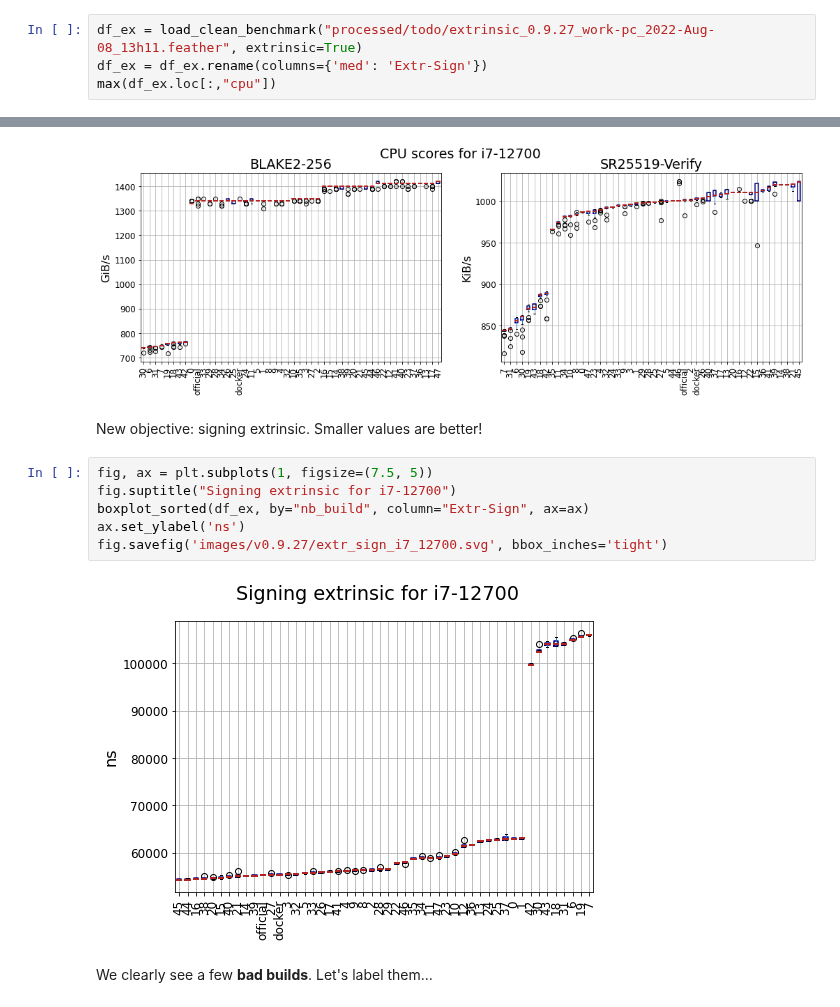
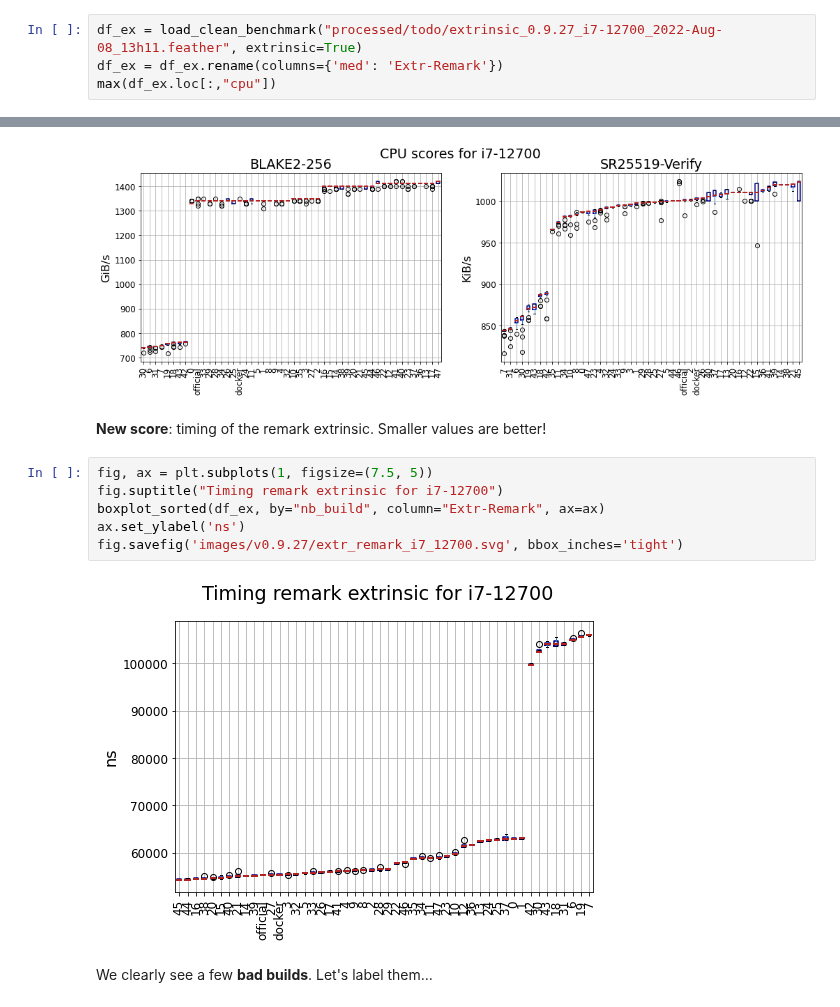
Before and after one commit to MathCryptoDoc/polkadot-optimized, a Jupyter notebook: notebook/analyze-0-9-27.ipynb, the cells around one changed output, grey strips where cells are left out. Drawn from its saved outputs; the diff is of its cells as text.

Commit message:
remark extrinsic instead of signing

```diff
--- a/notebook/analyze-0-9-27.ipynb
+++ b/notebook/analyze-0-9-27.ipynb
@@ -56,8 +56,8 @@ max(df.loc[:,"cpu"])
 # %% [output]
 0.4
 # %%
-df_ex = load_clean_benchmark("processed/todo/extrinsic_0.9.27_work-pc_2022-Aug-08_13h11.feather", extrinsic=True)
-df_ex = df_ex.rename(columns={'med': 'Extr-Sign'})
+df_ex = load_clean_benchmark("processed/todo/extrinsic_0.9.27_i7-12700_2022-Aug-08_13h11.feather", extrinsic=True)
+df_ex = df_ex.rename(columns={'med': 'Extr-Remark'})
 max(df_ex.loc[:,"cpu"])
 # %% [output]
 0.2
@@ -76,15 +76,15 @@ fig.savefig('images/v0.9.27/scores_cpu_i7_12700.svg', bbox_inches='tight')
 # %% [output]
 [figure]
 # %% [markdown]
-New objective: signing extrinsic. Smaller values are better!
+**New score**: timing of the remark extrinsic. Smaller values are better!
 # %%
 fig, ax = plt.subplots(1, figsize=(7.5, 5))
-fig.suptitle("Signing extrinsic for i7-12700")
-boxplot_sorted(df_ex, by="nb_build", column="Extr-Sign", ax=ax)
+fig.suptitle("Timing remark extrinsic for i7-12700")
+boxplot_sorted(df_ex, by="nb_build", column="Extr-Remark", ax=ax)
 ax.set_ylabel('ns')
-fig.savefig('images/v0.9.27/extr_sign_i7_12700.svg', bbox_inches='tight')
+fig.savefig('images/v0.9.27/extr_remark_i7_12700.svg', bbox_inches='tight')
 # %% [output]
-[figure, old version]
+[figure, new version]
 # %% [markdown]
 We clearly see a few **bad builds**. Let's label them...
 # %%
```
Also changed, not shown: parts of 10 cells of this notebook, 1 other file.
